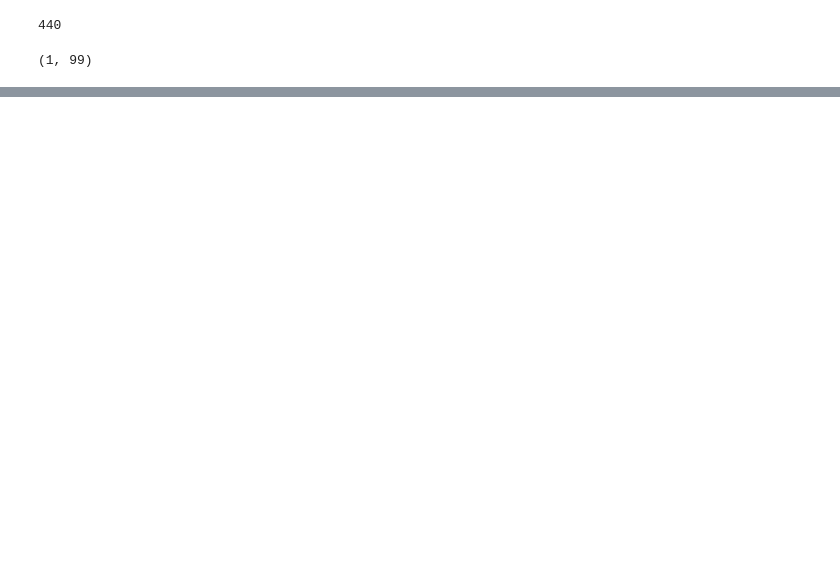
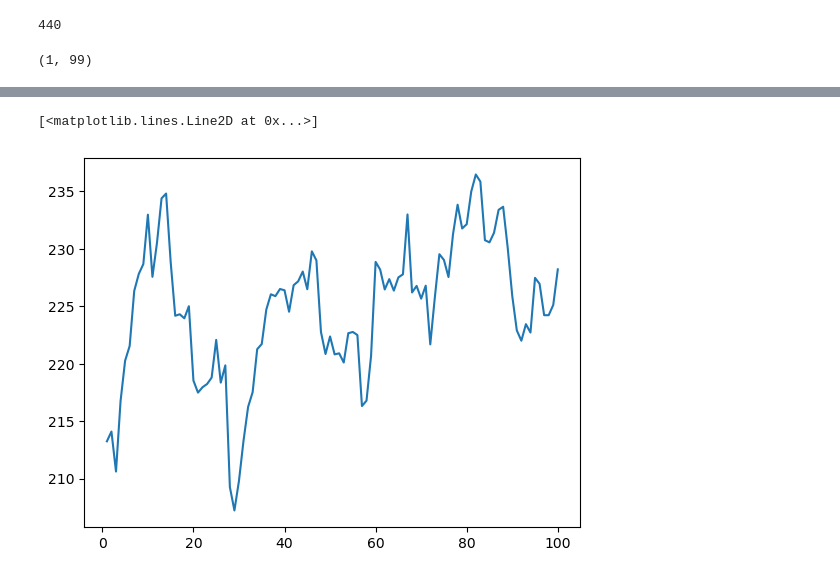
Before and after one commit to divesh0001/Stocks-God, a Jupyter notebook: predictor/predictor.ipynb, the cells around one changed output, grey strips where cells are left out. Saved outputs shown, nothing was run; the diff lists cells and outputs as text; code cells hidden in the pictures; blank space fills up the shorter version.

```diff
--- a/predictor/predictor.ipynb
+++ b/predictor/predictor.ipynb
@@ -359,0 +377,7 @@ len(df1)
+# %%
+# Ensure day_new and df1[1156:] have the same length
+# Adjust length if needed
+plt.plot(day_new[:100], scaler.inverse_transform(df1[1156:1256]))  # Adjust the slicing to match lengths
+# %% [output]
+[<matplotlib.lines.Line2D at 0x...>]
+[figure, added]
```
Also changed, not shown: parts of 24 cells of this notebook, 8 other files.
